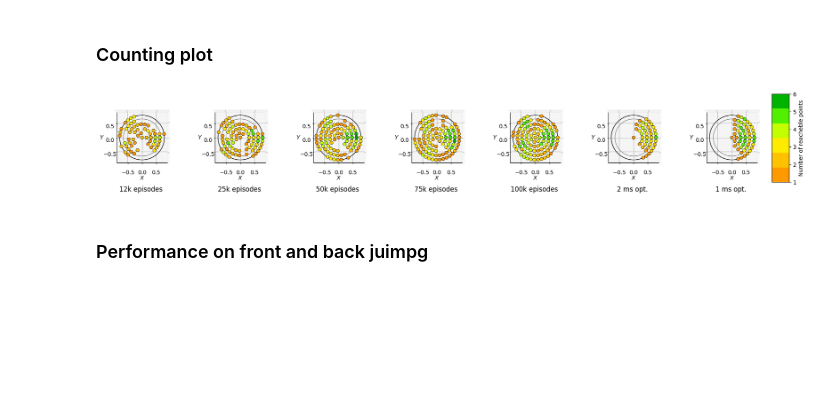
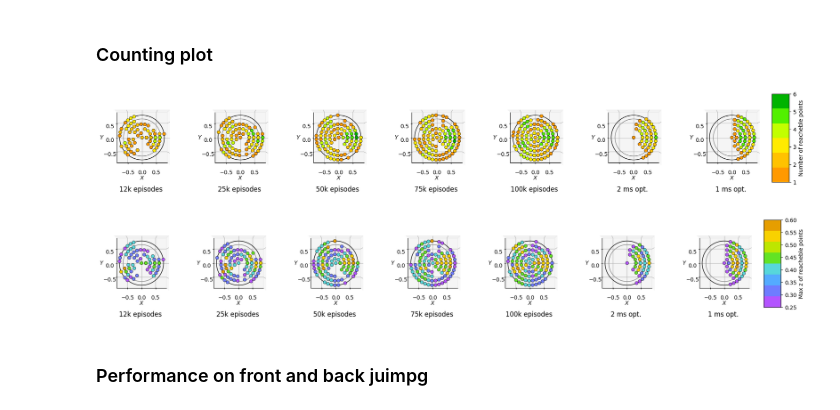
Before and after one commit to jprogrammer13/jumpleg_rl, a Jupyter notebook: utils/paper_plots.ipynb, the cells around one changed output. Cells and saved outputs as stored; diff of their text form; code cells hidden in the pictures; blank space fills up the shorter version.

Commit message:
updated plots

```diff
--- a/utils/paper_plots.ipynb
+++ b/utils/paper_plots.ipynb
@@ -256,6 +256,101 @@ fig.savefig(os.path.join('plots', f'numb_points_surface_plot.pdf'),
 fig.show()
 # %% [output]
 [figure]
+# %%
+# Define colors for yellow, green, and their blend
+colors = [(0.7, 0.33, 1), (0.33, 0.55, 1), (0.33, 0.835, 1), (0.4, 0.9, 0), (1, 0.9, 0),(0.9, 0.62, 0.0)]
+
+# Create a custom colormap with linear interpolation
+z_max_cmap = LinearSegmentedColormap.from_list('custom_cmap', colors, N=8)  # N=6 for 1 to 6
+# %%
+# fig = plt.figure(figsize=plt.figaspect(1/len(tests)))
+fig = plt.figure(figsize=(22, 3.2))
+
+
+for i, test in enumerate(tests):
+    # check if the test result is a model run
+    if str(test).isnumeric():
+        # load csv wiht test results
+        dt = pd.read_csv(
+            osp.join(data_path, f'runs_TD3_{def_model}', 'test', f'model_{test}', 'test.csv'))
+
+        # compute performance
+        com0_points = np.vstack(dt.state.apply(readArray).to_numpy())[:, :3]
+        reached_points = np.vstack(
+            dt.next_state.apply(readArray).to_numpy())[:, :3]
+
+        target_error = np.linalg.norm(target_points - reached_points, axis=1)
+        target_distance = np.linalg.norm(target_points-com0_points, axis=1)
+        perc_error = target_error/target_distance
+
+    elif test == 'optim1':
+        perc_error = optim1.rel_landing_error.to_numpy().copy()
+
+    elif test == 'optim2':
+        perc_error = optim2.rel_landing_error.to_numpy().copy()
+
+    # common calulcation
+    perc_error *= 100
+    # Filter points with perc_error < err_treshold
+    idx = perc_error <= err_treshold
+    err_filter = perc_error[idx]
+    feasible_region = target_points[idx, :]
+    n_of_point = len(err_filter)
+
+    # generate surface
+    xy_pair = []
+    max_z = []
+
+    for p in feasible_region:
+        # new point
+        if [p[0], p[1]] not in xy_pair:
+            xy_pair.append([p[0], p[1]])
+            max_z.append(p[2])
+        else:
+            # x,y present, get if z > z in array
+            idx = xy_pair.index([p[0], p[1]])
+            if p[2] > max_z[idx]:
+                # new z value
+                max_z[idx] = p[2]
+
+    surface = np.append(np.array(xy_pair), np.array(max_z).reshape(-1, 1), axis=1)
+
+    ax = fig.add_subplot(1, len(tests), i+1,
+                         projection='3d', computed_zorder=False)
+    train_area = Circle((0, 0), 0.65, fill=False, color='gray')
+    test_area = Circle((0, 0), 0.78, fill=False, color='black')
+    ax.add_patch(test_area)
+    ax.add_patch(train_area)
+    art3d.pathpatch_2d_to_3d(train_area, z=0, zdir="z")
+    art3d.pathpatch_2d_to_3d(test_area, z=0, zdir="z")
+    ax.margins(x=0, y=0, z=0)
+    ax.set_xlim(-.85, .85)
+    ax.set_ylim(-.85, .85)
+    # ax.set_zlim(0, 0.7)
+    ax.zaxis.line.set_lw(0.)
+    ax.set_zticks([])
+    ax.view_init(azim=-90, elev=90)
+    ax.set_xlabel('$X$')
+    ax.set_ylabel('$Y$')
+
+    if 'optim' not in str(test):
+        ax.set_title(f'{int(test/1000)}k episodes', y=-.05, pad=-15)
+    else:
+        ax.set_title(f'{str(test)[-1]} ms opt.', y=-.05, pad=-15)
+
+    surf_plot = ax.scatter(surface[:, 0], surface[:, 1], 0, s=35, alpha=1, edgecolors="black",
+                           linewidths=0.5, c=surface[:, 2], cmap=z_max_cmap, vmin=0.25, vmax=0.6)
+
+cbar_ax = fig.add_axes([0.9, 0.15, 0.02, 0.7])
+fig.colorbar(surf_plot, shrink=0.3,
+             label='Max z of reacheble points', cax=cbar_ax)
+
+# fig.suptitle('Mean RPE fo test target positions [RPE $\leq$ 0.1]')
+fig.savefig(os.path.join('plots', f'max_z_surface_plot.pdf'),
+            dpi=500, bbox_inches='tight')
+fig.show()
+# %% [output]
+[figure, added]
 # %% [markdown]
 ### Performance on front and back juimpg
 # %%
```
Also changed, not shown: 4 other files.
